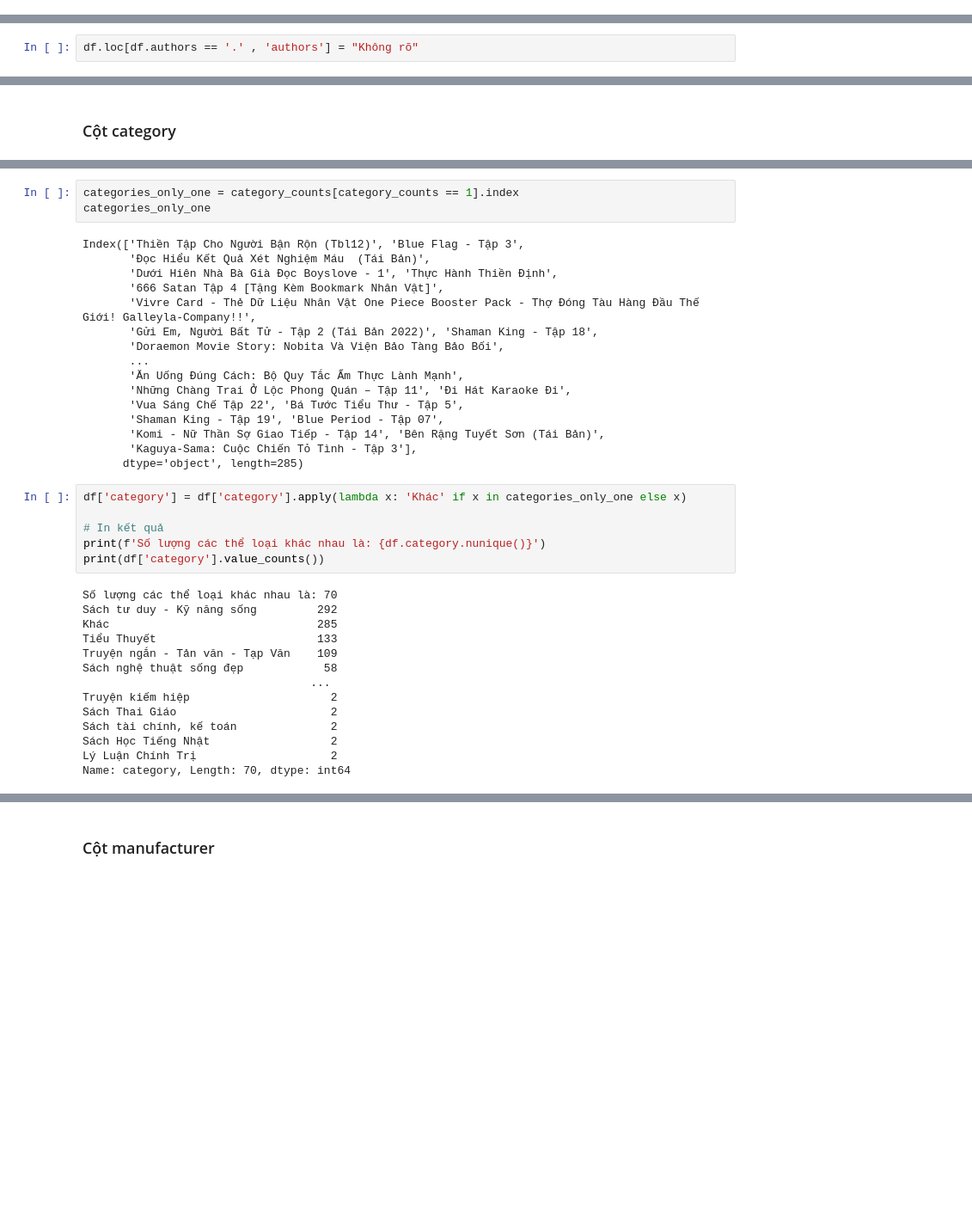
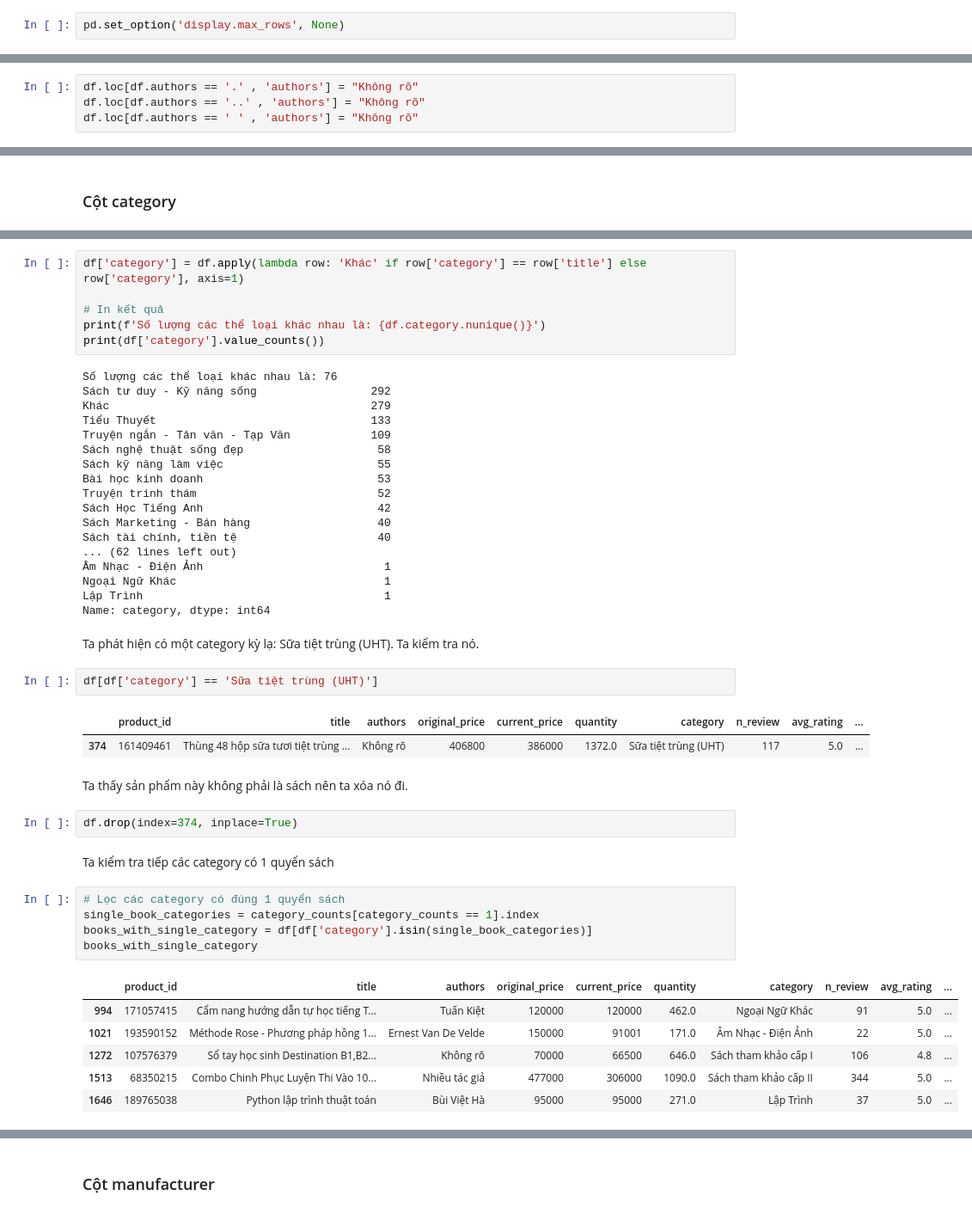
Before and after one commit to V1nk4n/P4DS_FinalProject_G15, a Jupyter notebook: data_exploration/data_exploration.ipynb, the cells around one changed output, grey strips where cells are left out. Shown at 86% size. Saved outputs shown, nothing was run; the diff lists cells and outputs as text; blank space fills up the shorter version.

```diff
--- a/data_exploration/data_exploration.ipynb
+++ b/data_exploration/data_exploration.ipynb
@@ -170,6 +170,8 @@ Ta xóa các quyển sách có tên trùng nhau.
 df = df.drop_duplicates(subset=['title'])
 # %% [markdown]
 ### Cột authors
+# %%
+pd.set_option('display.max_rows', None)
 # %%
 print(f'Số lượng các tác giả khác nhau là: {df.authors.nunique()}')
 df.authors.value_counts()
@@ -191,6 +198,8 @@ Name: authors, Length: 1083, dtype: int64
 Có 18 quyển sách có tác già là ".", ta tiến hành thay thế các dòng này thành "Không rõ"
 # %%
 df.loc[df.authors == '.' , 'authors'] = "Không rõ"
+df.loc[df.authors == '..' , 'authors'] = "Không rõ"
+df.loc[df.authors == ' ' , 'authors'] = "Không rõ"
 # %%
 print(f'Số lượng các tác giả khác nhau là: {df.authors.nunique()}')
 df.authors.value_counts()
@@ -250,39 +269,49 @@ Có quá nhiều thể loại, đăc biệt có những thể loại chỉ có 1
-# %%
-categories_only_one = category_counts[category_counts == 1].index
-categories_only_one
-# %% [output]
-Index(['Thiền Tập Cho Người Bận Rộn (Tbl12)', 'Blue Flag - Tập 3',
-       'Đọc Hiểu Kết Quả Xét Nghiệm Máu  (Tái Bản)',
-       'Dưới Hiên Nhà Bà Già Đọc Boyslove - 1', 'Thực Hành Thiền Định',
-       '666 Satan Tập 4 [Tặng Kèm Bookmark Nhân Vật]',
-       'Vivre Card - Thẻ Dữ Liệu Nhân Vật One Piece Booster Pack - Thợ Đóng Tàu Hàng Đầu Thế Giới! Galleyla-Company!!',
-       'Gửi Em, Người Bất Tử - Tập 2 (Tái Bản 2022)', 'Shaman King - Tập 18',
-       'Doraemon Movie Story: Nobita Và Viện Bảo Tàng Bảo Bối',
-       ...
-       'Ăn Uống Đúng Cách: Bộ Quy Tắc Ẩm Thực Lành Mạnh',
-       'Những Chàng Trai Ở Lộc Phong Quán – Tập 11', 'Đi Hát Karaoke Đi',
-       'Vua Sáng Chế Tập 22', 'Bá Tước Tiểu Thư - Tập 5',
-       'Shaman King - Tập 19', 'Blue Period - Tập 07',
-       'Komi - Nữ Thần Sợ Giao Tiếp - Tập 14', 'Bên Rặng Tuyết Sơn (Tái Bản)',
-       'Kaguya-Sama: Cuộc Chiến Tỏ Tình - Tập 3'],
-      dtype='object', length=285)
 # %%
-df['category'] = df['category'].apply(lambda x: 'Khác' if x in categories_only_one else x)
+df['category'] = df.apply(lambda row: 'Khác' if row['category'] == row['title'] else row['category'], axis=1)
 
 # In kết quả
 print(f'Số lượng các thể loại khác nhau là: {df.category.nunique()}')
 print(df['category'].value_counts())
 # %% [output]
-Số lượng các thể loại khác nhau là: 70
-Sách tư duy - Kỹ năng sống         292
-Khác                               285
-Tiểu Thuyết                        133
-Truyện ngắn - Tản văn - Tạp Văn    109
-Sách nghệ thuật sống đẹp            58
-                                  ...
-Truyện kiếm hiệp                     2
-Sách Thai Giáo                       2
-Sách tài chính, kế toán              2
-Sách Học Tiếng Nhật                  2
-Lý Luận Chính Trị                    2
-Name: category, Length: 70, dtype: int64
+Số lượng các thể loại khác nhau là: 76
+Sách tư duy - Kỹ năng sống                 292
+Khác                                       279
+Tiểu Thuyết                                133
+Truyện ngắn - Tản văn - Tạp Văn            109
+Sách nghệ thuật sống đẹp                    58
+Sách kỹ năng làm việc                       55
+Bài học kinh doanh                          53
+Truyện trinh thám                           52
+Sách Học Tiếng Anh                          42
+Sách Marketing - Bán hàng                   40
+Sách tài chính, tiền tệ                     40
+... (62 lines left out)
+Âm Nhạc - Điện Ảnh                           1
+Ngoại Ngữ Khác                               1
+Lập Trình                                    1
+Name: category, dtype: int64
+# %% [markdown]
+Ta phát hiện có một category kỳ lạ: Sữa tiệt trùng (UHT). Ta kiểm tra nó.
+# %%
+df[df['category'] == 'Sữa tiệt trùng (UHT)']
+# %% [output]
+|  | product_id | title | authors | original_price | current_price | quantity | category | n_review | avg_rating | ... |
+| 374 | 161409461 | Thùng 48 hộp sữa tươi tiệt trùng ... | Không rõ | 406800 | 386000 | 1372.0 | Sữa tiệt trùng (UHT) | 117 | 5.0 | ... |
+# %% [markdown]
+Ta thấy sản phẩm này không phải là sách nên ta xóa nó đi.
+# %%
+df.drop(index=374, inplace=True)
+# %% [markdown]
+Ta kiểm tra tiếp các category có 1 quyển sách
+# %%
+# Lọc các category có đúng 1 quyển sách
+single_book_categories = category_counts[category_counts == 1].index
+books_with_single_category = df[df['category'].isin(single_book_categories)]
+books_with_single_category
+# %% [output]
+|  | product_id | title | authors | original_price | current_price | quantity | category | n_review | avg_rating | ... |
+| 994 | 171057415 | Cẩm nang hướng dẫn tự học tiếng T... | Tuấn Kiệt | 120000 | 120000 | 462.0 | Ngoại Ngữ Khác | 91 | 5.0 | ... |
+| 1021 | 193590152 | Méthode Rose - Phương pháp hồng 1... | Ernest Van De Velde | 150000 | 91001 | 171.0 | Âm Nhạc - Điện Ảnh | 22 | 5.0 | ... |
+| 1272 | 107576379 | Sổ tay học sinh Destination B1,B2... | Không rõ | 70000 | 66500 | 646.0 | Sách tham khảo cấp I | 106 | 4.8 | ... |
+| 1513 | 68350215 | Combo Chinh Phục Luyện Thi Vào 10... | Nhiều tác giả | 477000 | 306000 | 1090.0 | Sách tham khảo cấp II | 344 | 5.0 | ... |
+| 1646 | 189765038 | Python lập trình thuật toán | Bùi Việt Hà | 95000 | 95000 | 271.0 | Lập Trình | 37 | 5.0 | ... |
```
Also changed, not shown: parts of 17 cells of this notebook, 1 other file.
